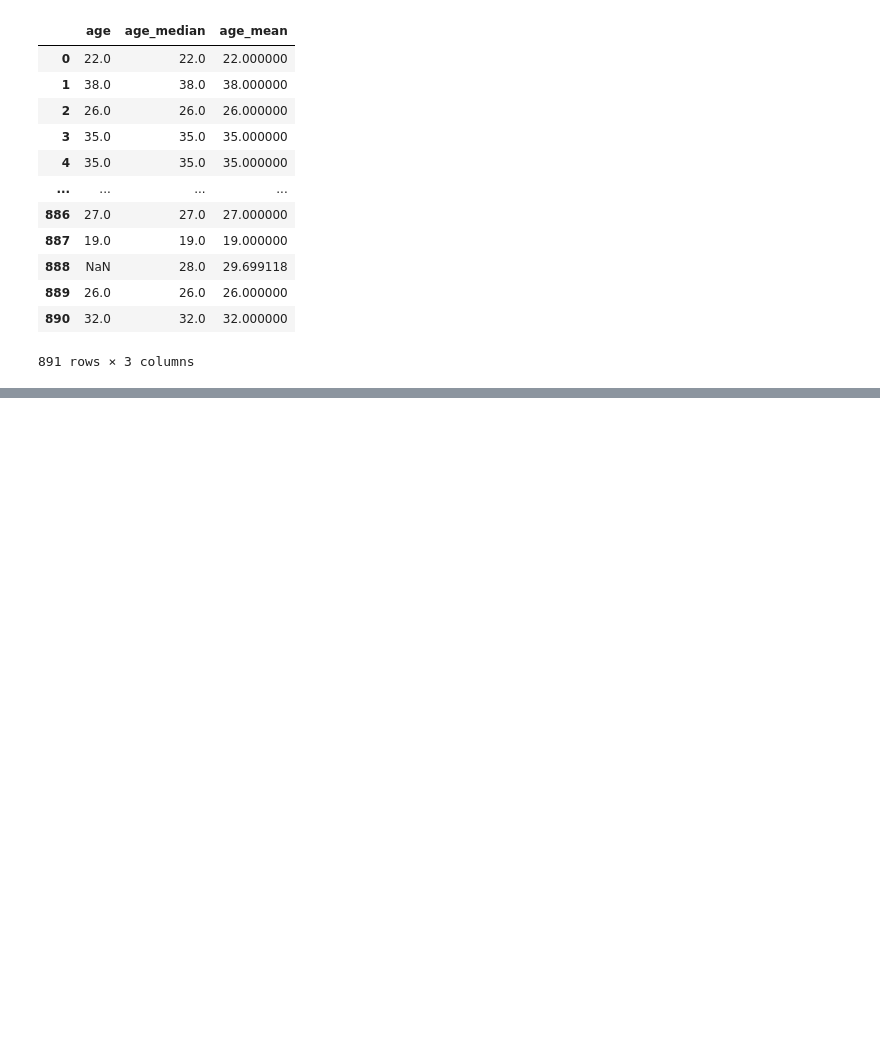
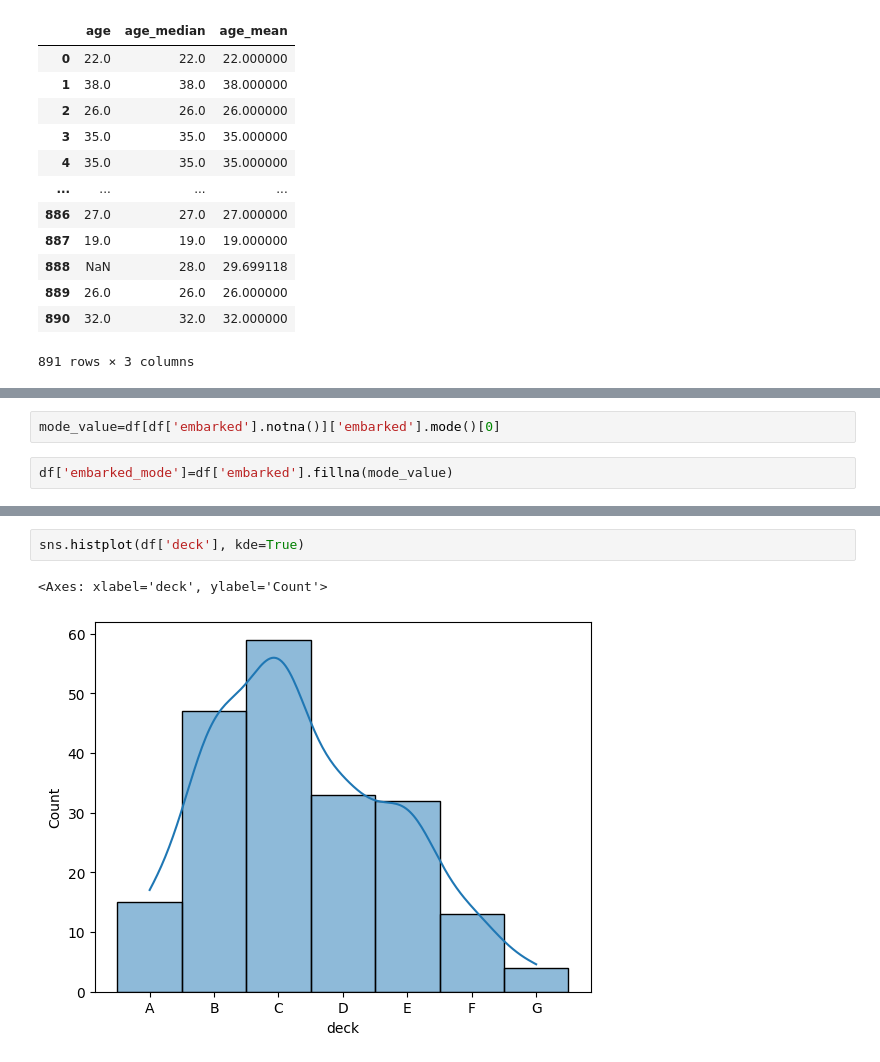
Before and after one commit to ShouravRakshit/Data-Learning, a Jupyter notebook: data_analysis/Feature-Engineering/missing-value.ipynb, the cells around one changed output, grey strips where cells are left out. Drawn from its saved outputs; the diff is of its cells as text; blank space fills up the shorter version.

Commit message:
used mode as well

```diff
--- a/data_analysis/Feature-Engineering/missing-value.ipynb
+++ b/data_analysis/Feature-Engineering/missing-value.ipynb
@@ -107,0 +141,4 @@ df[['age', 'age_median', 'age_mean']]
+# %%
+mode_value=df[df['embarked'].notna()]['embarked'].mode()[0]
+# %%
+df['embarked_mode']=df['embarked'].fillna(mode_value)
@@ -107,0 +200,5 @@ df[['age', 'age_median', 'age_mean']]
+# %%
+sns.histplot(df['deck'], kde=True)
+# %% [output]
+<Axes: xlabel='deck', ylabel='Count'>
+[figure, added]
```
Also changed, not shown: parts of 9 cells of this notebook.
